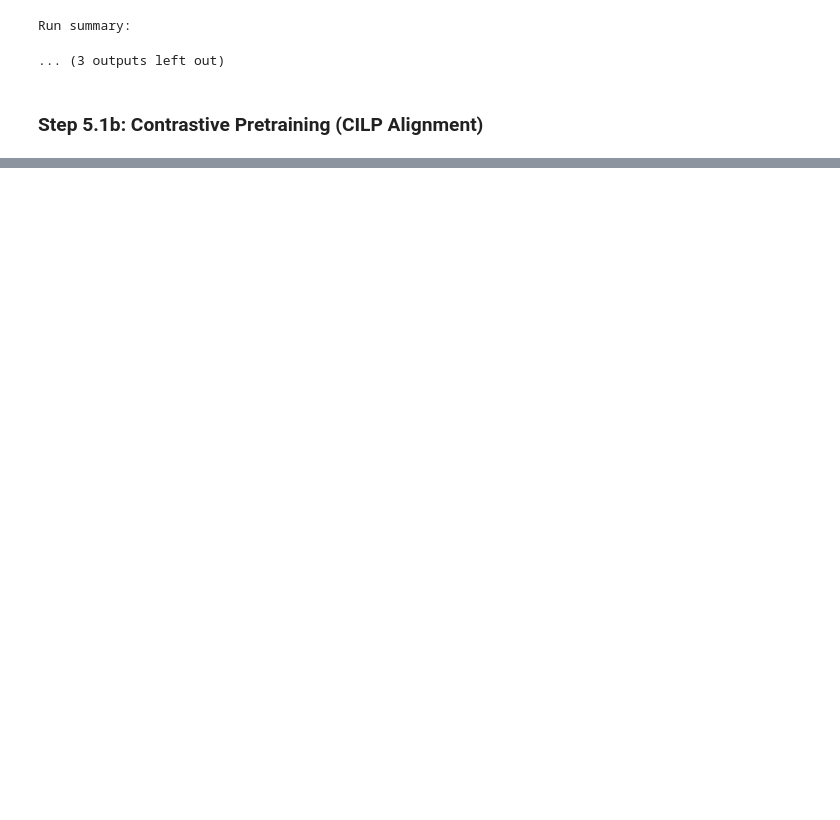
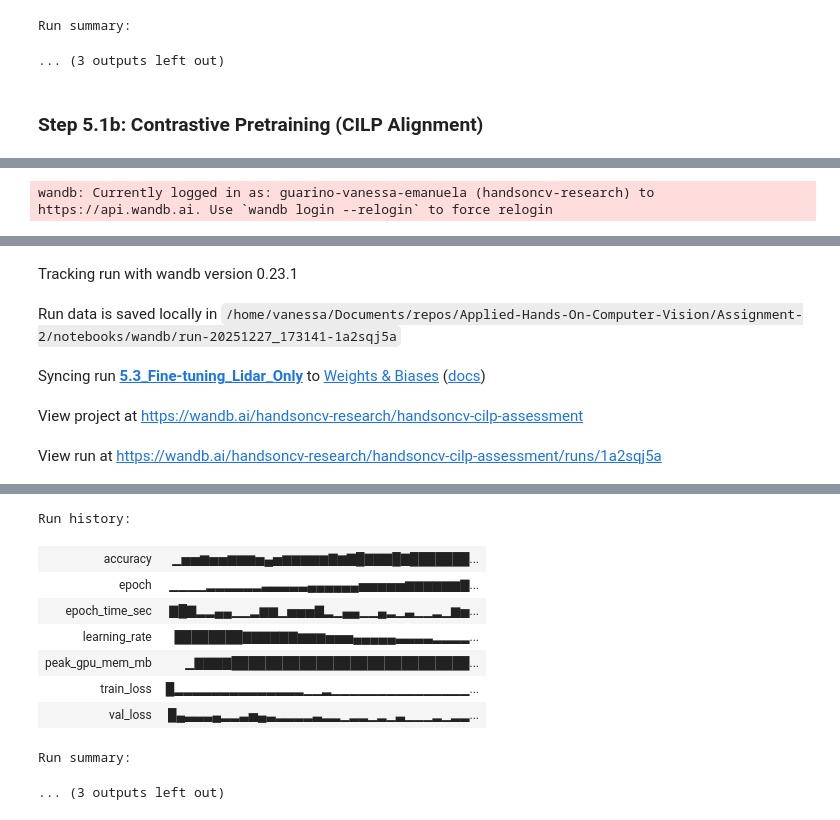
Before and after one commit to Guarinov/applied-hands-on-computer-vision, a Jupyter notebook: Assignment-2/notebooks/04_final_assessment.ipynb, the cells around one changed output, grey strips where cells are left out. Drawn from its saved outputs; the diff is of its cells as text; code cells hidden in the pictures; blank space fills up the shorter version.

```diff
--- a/Assignment-2/notebooks/04_final_assessment.ipynb
+++ b/Assignment-2/notebooks/04_final_assessment.ipynb
@@ -222,0 +376,8 @@ Run history:
+# %%
+new_lidar_model = LidarClassifier(emb_dim_interm=INTERM_FUSION_EMB_DIM).to("cuda")
+new_cilp_model = CILPModel(emb_dim_interm=INTERM_FUSION_EMB_DIM, emb_dim_late=INTERM_FUSION_EMB_DIM).to("cuda")
+new_projector = CrossModalProjector(rgb_dim=INTERM_FUSION_EMB_DIM, lidar_dim=INTERM_FUSION_EMB_DIM * 8 * 8).to("cuda")
+
+lidar_model = search_checkpoint_model(CHECKPOINTS_DIR, instantiated_model= new_lidar_model, task_mode="lidar-only")
+cilp_model = search_checkpoint_model(CHECKPOINTS_DIR, instantiated_model= new_cilp_model,task_mode="contrastive")
+projector = search_checkpoint_model(CHECKPOINTS_DIR, instantiated_model= new_projector, task_mode="projector")
@@ -222,0 +391,43 @@ Run history:
+# %%
+# Configuration to fufill logging requirement
+# Choices based upon Nvidia 05_Assessment CILP training scheme
+EPOCHS = 50
+LEARNING_RATE = 1e-2
+
+run = wandb.init(
+    project="handsoncv-cilp-assessment",
+    name="5.3_Fine-tuning_Lidar_Only",
+    config={
+        "architecture": "RGB2LiDARClassifier",
+        "fusion_strategy": "fine-tuning",
+        "learning_rate": LEARNING_RATE,
+        "epochs": EPOCHS
+    }
+)
+
+# Lidar intermediate flat dimension: 200 * 8 * 8 = 12800
+final_cilp_classifier = RGB2LiDARClassifier(rgb_enc=cilp_model.img_embedder, projector=projector, lidar_classifier=lidar_model).to("cuda")
+
+optimizer = torch.optim.Adam(final_cilp_classifier.parameters(), lr=LEARNING_RATE)
+scheduler = torch.optim.lr_scheduler.CosineAnnealingLR(optimizer, T_max=EPOCHS)
+
+metrics_proj = train_fusion_cilp_model(
+    final_cilp_classifier,
+    train_loader,
+    val_loader,
+    optimizer=optimizer,
+    criterion=torch.nn.CrossEntropyLoss(), # Classifier criterion: CE
+    device="cuda",
+    epochs=EPOCHS,
+    task_mode="fine-tuning",
+    scheduler=scheduler,
+)
+
+# TASK 5.3 CHECK REQUIREMENT:
+check_value = 0.95
+if metrics_proj['accuracy']/100 > check_value:
+    print(f"✅ Success! Validation accuracy is {metrics_proj['accuracy']:.2f}% after fine-tuning, above {check_value}")
+
+wandb.finish()
+# %% [output]
+wandb: Currently logged in as: guarino-vanessa-emanuela (handsoncv-research) to https://api.wandb.ai. Use `wandb login --relogin` to force relogin
@@ -222,0 +435,5 @@ Run history:
+Tracking run with wandb version 0.23.1
+Run data is saved locally in /home/vanessa/Documents/repos/Applied-Hands-On-Computer-Vision/Assignment-2/notebooks/wandb/run-20251227_173141-1a2sqj5a
+Syncing run 5.3_Fine-tuning_Lidar_Only to Weights & Biases (docs)
+View project at https://wandb.ai/handsoncv-research/handsoncv-cilp-assessment
+View run at https://wandb.ai/handsoncv-research/handsoncv-cilp-assessment/runs/1a2sqj5a
@@ -222,0 +458,10 @@ Run history:
+Run history:
+| accuracy | ▁▅▅▆▅▅▆▆▆▅▄▅▆▆▆▆▆▇▆▇█▇▇▇█▇███████... |
+| epoch | ▁▁▁▁▂▂▂▂▂▂▃▃▃▃▃▄▄▄▄▄▄▅▅▅▅▅▆▆▆▆▆▆▇... |
+| epoch_time_sec | ▇█▇▂▂▄▄▁▁▂▆▆▁▅▅▅▇▂▁▄▄▁▁▄▂▁▃▁▁▂▁▆▅... |
+| learning_rate | ████████▇▇▇▇▇▇▆▆▆▅▅▅▄▄▄▄▄▃▃▃▃▂▂▂▂... |
+| peak_gpu_mem_mb | ▁▇▇▇▇████████████████████████████... |
+| train_loss | █▂▂▂▂▂▂▂▂▂▂▂▂▂▂▁▁▂▁▁▁▁▁▁▁▁▁▁▁▁▁▁▁... |
+| val_loss | █▄▃▃▃▄▂▂▃▅▄▃▂▂▂▂▃▂▂▁▂▂▁▂▁▃▁▁▁▂▁▂▂... |
+Run summary:
+... (3 outputs left out)
```
Also changed, not shown: parts of 15 cells of this notebook, 8 other files.
